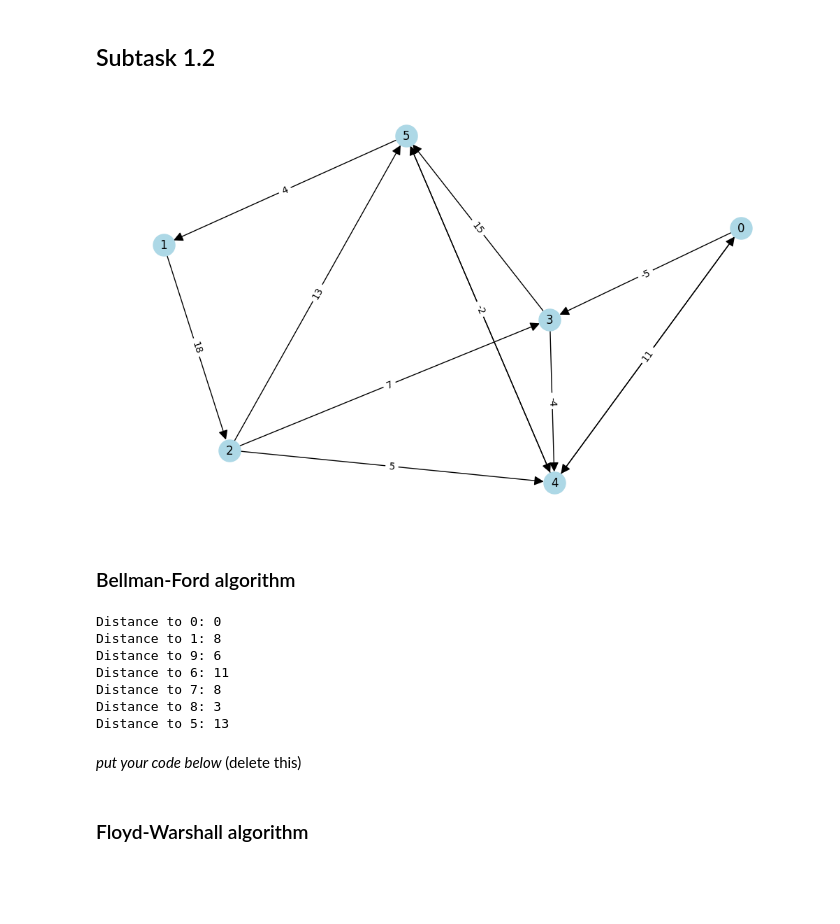
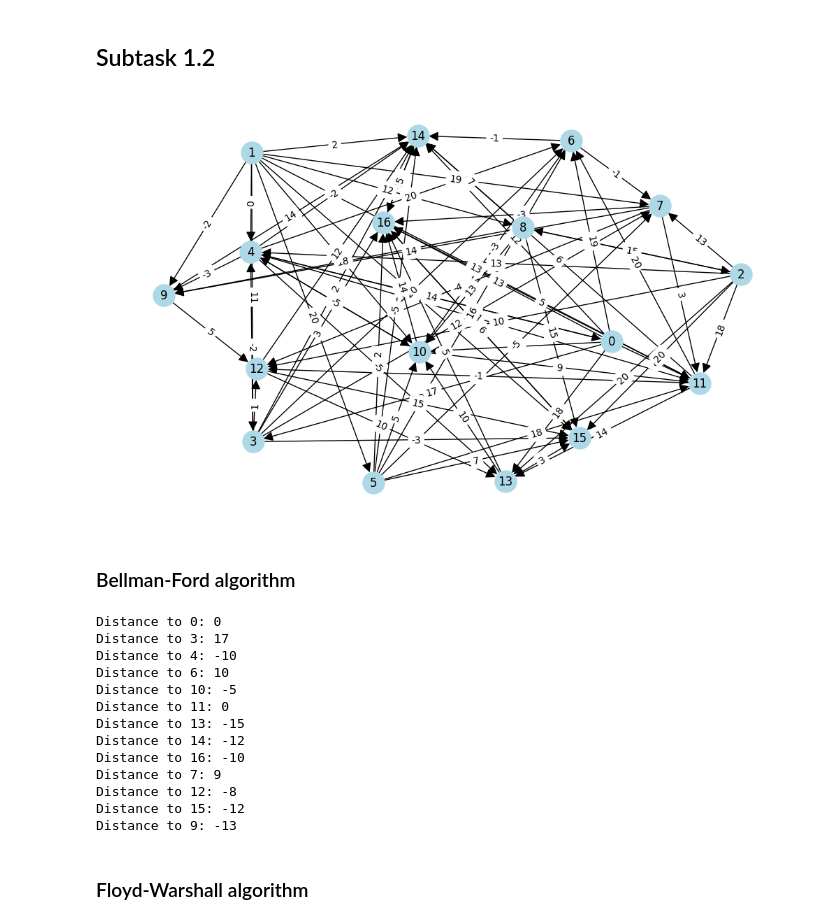
Before and after one commit to okqsna/laboratory-work-1, a Jupyter notebook: Lab1_trees.ipynb, the cells around one changed output. Drawn from its saved outputs; the diff is of its cells as text; code cells hidden in the pictures; blank space fills up the shorter version.

```diff
--- a/Lab1_trees.ipynb
+++ b/Lab1_trees.ipynb
@@ -192,9 +175,9 @@ mstp.edges(), len(mstp.edges())
 # %% [markdown]
 ## Subtask 1.2
 # %%
-G = gnp_random_connected_graph(6, 0.5, True, True)
+G = gnp_random_connected_graph(17, 0.5, True, True)
 # %% [output]
-[figure, old version]
+[figure, new version]
 # %% [markdown]
 ### Bellman-Ford algorithm
 # %%
@@ -207,11 +190,15 @@ except:
     print("Negative cycle detected")
 # %% [output]
 Distance to 0: 0
-Distance to 1: 8
-Distance to 9: 6
-Distance to 6: 11
-Distance to 7: 8
-Distance to 8: 3
-Distance to 5: 13
+Distance to 3: 17
+Distance to 4: -10
+Distance to 6: 10
+Distance to 10: -5
+Distance to 11: 0
+Distance to 13: -15
+Distance to 14: -12
+Distance to 16: -10
+Distance to 7: 9
+Distance to 12: -8
+Distance to 15: -12
+Distance to 9: -13
-# %% [markdown]
-*put your code below* (delete this)
```
Also changed, not shown: parts of 16 cells of this notebook.
